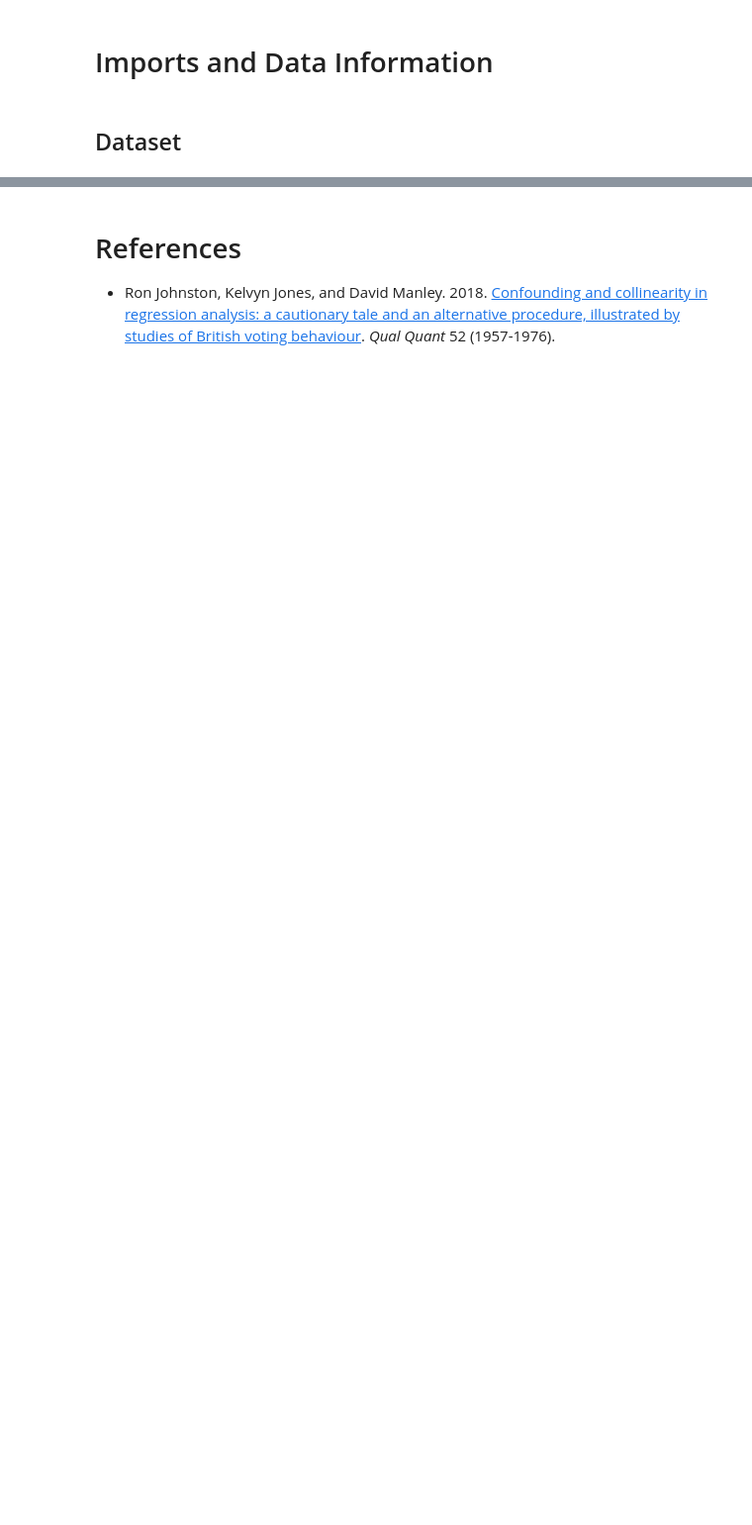
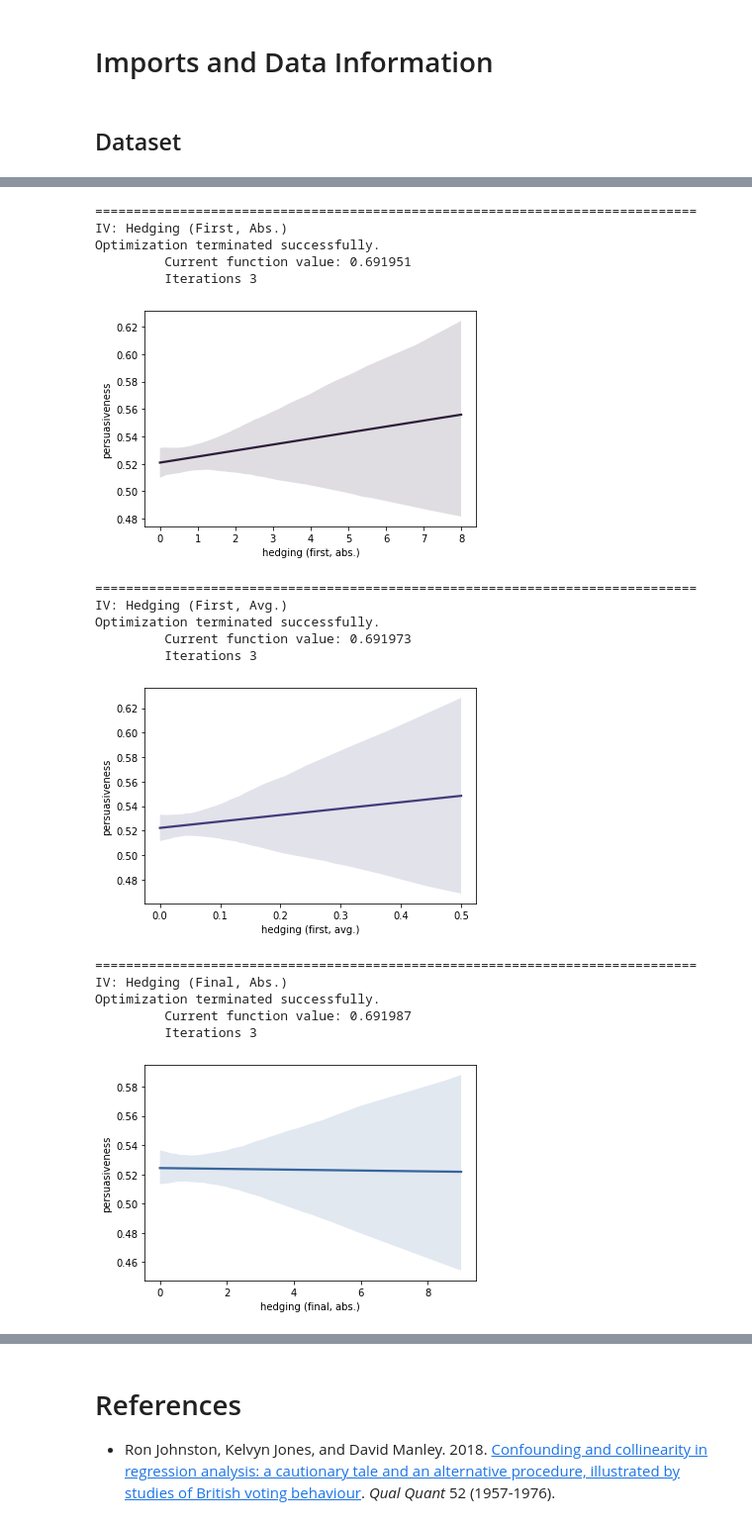
Before and after one commit to CarlottaQuensel/subjective-argument-strength, a Jupyter notebook: CMV_regression.ipynb, the cells around one changed output, grey strips where cells are left out. Shown: that part at 99% size. Drawn from its saved outputs; the diff is of its cells as text; code cells hidden in the pictures; blank space fills up the shorter version.

```diff
--- a/CMV_regression.ipynb
+++ b/CMV_regression.ipynb
@@ -26,7 +44,5 @@ cmv = pd.read_csv("data/enriched_datasets/cmv_all_features.csv", sep="\t")
 # %%
-target_col = 'persuasiveness'
-
 storytelling = ['storytelling_mixed_domain', 'storytelling_one_domain']
 storytelling_probs = ['prob_storytelling_mixed_domain', 'prob_storytelling_one_domain']
 
-hedging = ['first_abs_hedge', 'first_hedge', 'final_abs_hedge', 'final_hedge', 'global_abs_hedge', 'avg_hedge']
+hedging = ['first_abs_hedge', 'first_avg_hedge', 'final_abs_hedge', 'final_avg_hedge', 'whole_abs_hedge', 'whole_avg_hedge']
@@ -667,0 +290,42 @@ print(full_conf.to_latex(float_format="%.4f",index=False))
+# %%
+hedge_results = pd.DataFrame(
+    {
+        "Independent Variable": ["hedging (first, abs.)", "hedging (first, avg.)",
+                                 "hedging (final, abs.)", "hedging (final, avg.)",
+                                 "hedging (whole, abs.)", "hedging (whole, avg.)"],
+        "Odds": [0]*6,
+        "pseudo-r2": [0]*6,
+        "p-Value": [0]*6
+    }
+).set_index("Independent Variable")
+for i, iv in enumerate(hedging):
+    formula = f"persuasiveness ~ {iv}"
+    h = iv.split("_")
+    hedge = f"hedging ({h[0]}, {h[1]}.)"
+    print("\n==============================================================================\nIV:", hedge.title())
+    result = logit(formula, cmv).fit()
+    hedge_results.loc[hedge,"pseudo-r2"] = result.prsquared
+    hedge_results.loc[hedge,"Odds"] = np.exp(result.params[iv])
+    hedge_results.loc[hedge,"p-Value"] = result.pvalues[iv]
+    plot_iv(cmv, iv, "persuasiveness", "cmv", (i,6))
+
+console.print(Markdown(hedge_results.to_markdown(floatfmt=(".0f", ".4f",".4f",".5f"))))
+# %% [output]
+==============================================================================
+IV: Hedging (First, Abs.)
+Optimization terminated successfully.
+         Current function value: 0.691951
+         Iterations 3
+[figure, added]
+==============================================================================
+IV: Hedging (First, Avg.)
+Optimization terminated successfully.
+         Current function value: 0.691973
+         Iterations 3
+[figure, added]
+==============================================================================
+IV: Hedging (Final, Abs.)
+Optimization terminated successfully.
+         Current function value: 0.691987
+         Iterations 3
+[figure, added]
```
Also changed, not shown: parts of 44 cells of this notebook, 2 other files.
